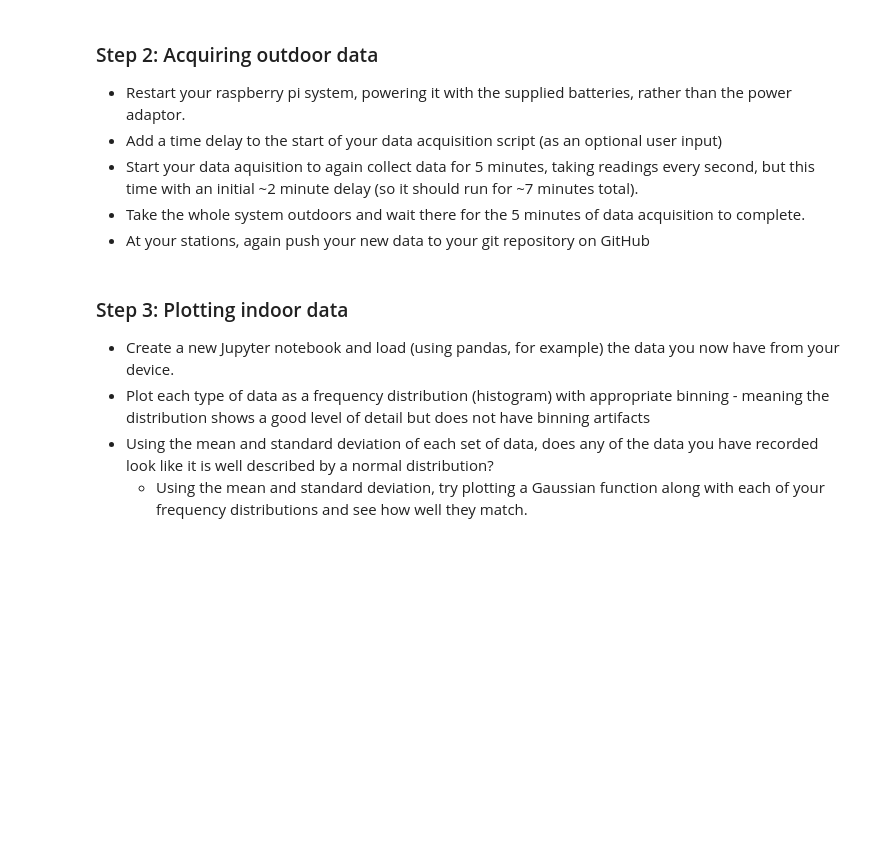
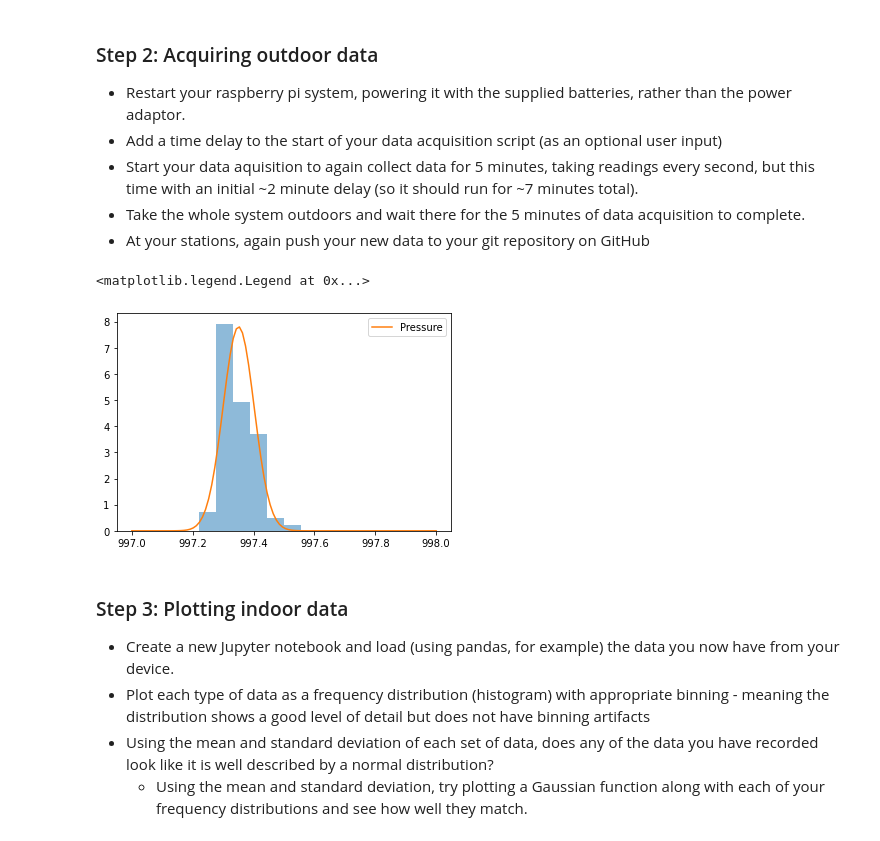
Before and after one commit to ElanPB/E11_Carlos_Elan, a Jupyter notebook: Week_6_Lab.ipynb, the cells around one changed output. Drawn from its saved outputs; the diff is of its cells as text; code cells hidden in the pictures; blank space fills up the shorter version.

Commit message:
Messing around with some of the graphs

```diff
--- a/Week_6_Lab.ipynb
+++ b/Week_6_Lab.ipynb
@@ -206,6 +269,13 @@ plotCSVhist(outdoor, indoor, "Outdoor Data", "Indoor Data")
 - Start your data aquisition to again collect data for 5 minutes, taking readings every second, but this time with an initial ~2 minute delay (so it should run for ~7 minutes total).
 - Take the whole system outdoors and wait there for the 5 minutes of data acquisition to complete.
 - At your stations, again push your new data to your git repository on GitHub
+# %%
+fig, ax, bins = makeHist(indoor, ['Pressure'])
+overlayGaussian(indoor, ['Pressure'], bins[0], bins[-1], ax)
+ax.legend(loc = 'best')
+# %% [output]
+<matplotlib.legend.Legend at 0x...>
+[figure, added]
 # %% [markdown]
 ### Step 3: Plotting indoor data
 - Create a new Jupyter notebook and load (using pandas, for example) the data you now have from your device.
```
Also changed, not shown: parts of 1 cell of this notebook.
